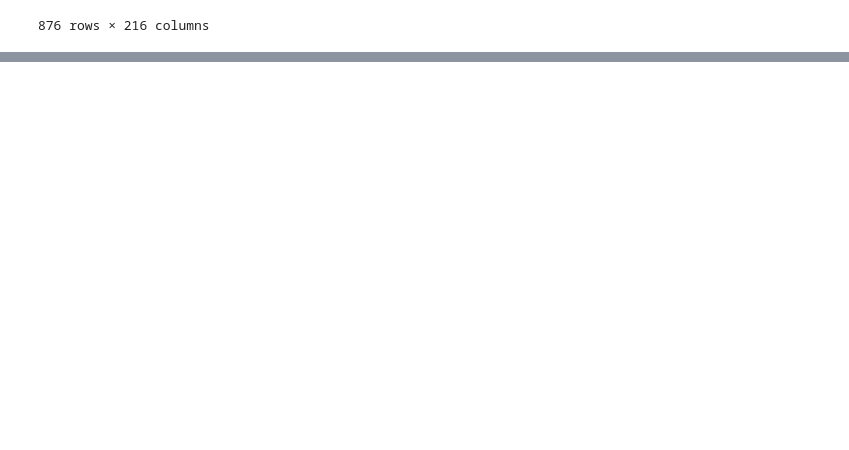
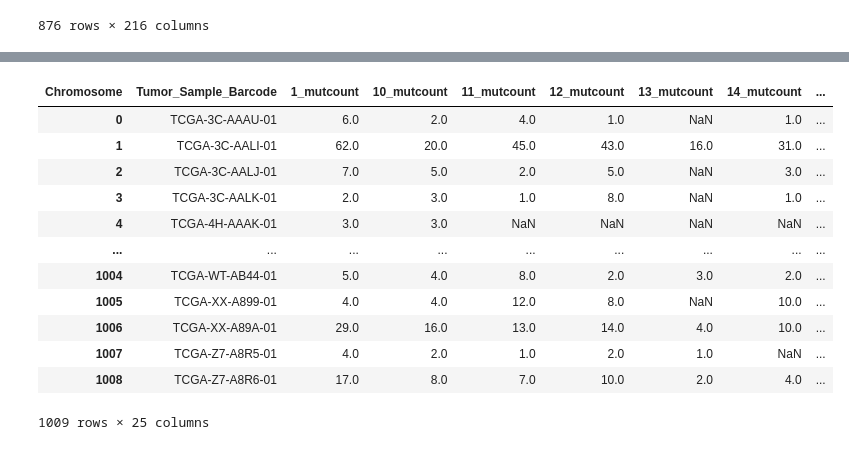
Before and after one commit to walleser/brca_tcga, a Jupyter notebook: read_data.ipynb, the cells around one changed output, grey strips where cells are left out. Saved outputs shown, nothing was run; the diff lists cells and outputs as text; code cells hidden in the pictures; blank space fills up the shorter version.

```diff
--- a/read_data.ipynb
+++ b/read_data.ipynb
@@ -125,0 +191,20 @@ mutations_mskcc_filename = "data_mutations_mskcc.txt"
+# %%
+sample_group = mutations.groupby('Tumor_Sample_Barcode')
+# %%
+mutation_counts_by_chrom = sample_group["Chromosome"].value_counts().unstack().add_suffix('_mutcount').reset_index()
+# %%
+mutation_counts_by_chrom
+# %% [output]
+| Chromosome | Tumor_Sample_Barcode | 1_mutcount | 10_mutcount | 11_mutcount | 12_mutcount | 13_mutcount | 14_mutcount | ... |
+| 0 | TCGA-3C-AAAU-01 | 6.0 | 2.0 | 4.0 | 1.0 | NaN | 1.0 | ... |
+| 1 | TCGA-3C-AALI-01 | 62.0 | 20.0 | 45.0 | 43.0 | 16.0 | 31.0 | ... |
+| 2 | TCGA-3C-AALJ-01 | 7.0 | 5.0 | 2.0 | 5.0 | NaN | 3.0 | ... |
+| 3 | TCGA-3C-AALK-01 | 2.0 | 3.0 | 1.0 | 8.0 | NaN | 1.0 | ... |
+| 4 | TCGA-4H-AAAK-01 | 3.0 | 3.0 | NaN | NaN | NaN | NaN | ... |
+| ... | ... | ... | ... | ... | ... | ... | ... | ... |
+| 1004 | TCGA-WT-AB44-01 | 5.0 | 4.0 | 8.0 | 2.0 | 3.0 | 2.0 | ... |
+| 1005 | TCGA-XX-A899-01 | 4.0 | 4.0 | 12.0 | 8.0 | NaN | 10.0 | ... |
+| 1006 | TCGA-XX-A89A-01 | 29.0 | 16.0 | 13.0 | 14.0 | 4.0 | 10.0 | ... |
+| 1007 | TCGA-Z7-A8R5-01 | 4.0 | 2.0 | 1.0 | 2.0 | 1.0 | NaN | ... |
+| 1008 | TCGA-Z7-A8R6-01 | 17.0 | 8.0 | 7.0 | 10.0 | 2.0 | 4.0 | ... |
+1009 rows × 25 columns
```
Also changed, not shown: parts of 29 cells of this notebook.
